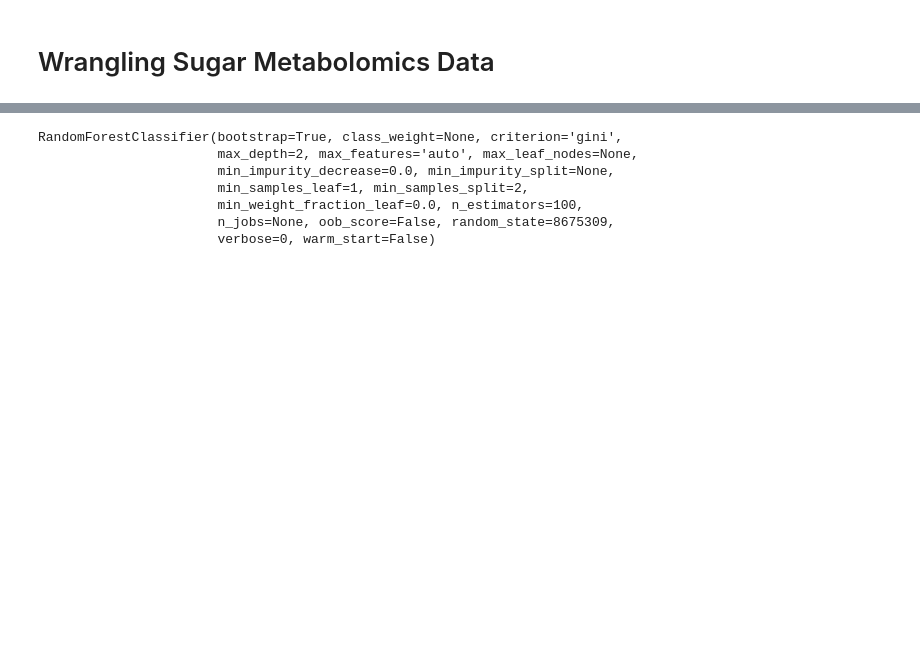
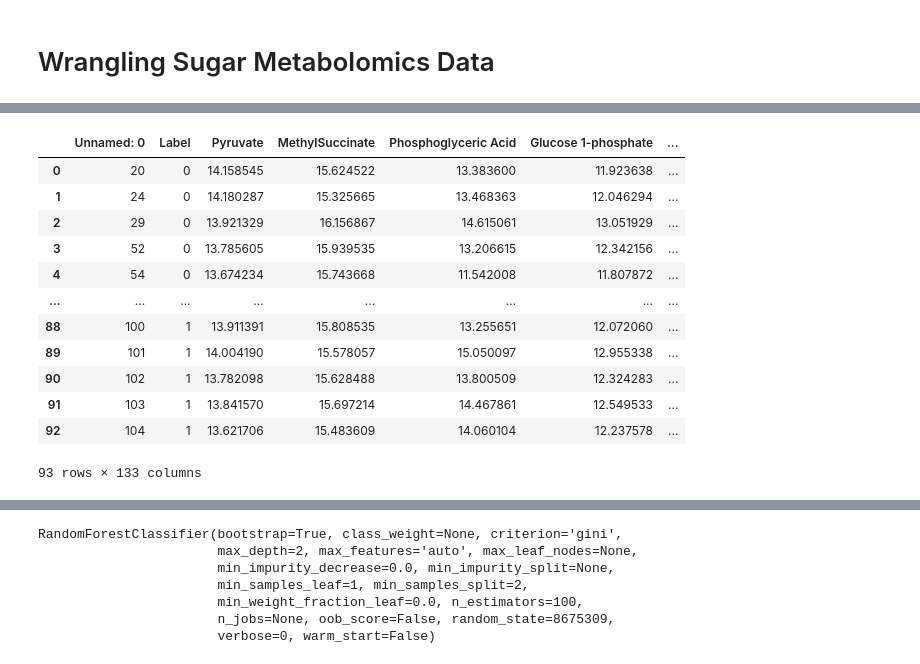
Before and after one commit to BIOS6644/BIOS6644_Spring_2024, a Jupyter notebook: Modules/Module_1/notebooks/BIOS6644_CSV_Sugar_Metabolomics_YourName.ipynb, the cells around one changed output, grey strips where cells are left out. Cells and saved outputs as stored; diff of their text form; code cells hidden in the pictures; blank space fills up the shorter version.

Commit message:
updated Sugar Metabolomics

```diff
--- a/Modules/Module_1/notebooks/BIOS6644_CSV_Sugar_Metabolomics_YourName.ipynb
+++ b/Modules/Module_1/notebooks/BIOS6644_CSV_Sugar_Metabolomics_YourName.ipynb
@@ -48,17 +56,33 @@ data = '../Data/sugar_metabolomics.csv'
 # %%
 ##################################################################################################################
 #
 # YouDo:
 #
 #    1) Read the csv into a dataframe called df
 #######################################  BEGIN STUDENT CODE  #####################################################
 
 # 1)
+df = pd.read_csv('/Users/joannagarcia/Desktop/BIOS6644_Spring_2024/Modules/Module_1/data/sugar_metabolomics.csv')
+    # reading the CSV in as a data frame (df) - df not required, just easy to remember/
 
 #######################################   END STUDENT CODE   #####################################################
 
 
 df
+# %% [output]
+|  | Unnamed: 0 | Label | Pyruvate | MethylSuccinate | Phosphoglyceric Acid | Glucose 1-phosphate | ... |
+| 0 | 20 | 0 | 14.158545 | 15.624522 | 13.383600 | 11.923638 | ... |
+| 1 | 24 | 0 | 14.180287 | 15.325665 | 13.468363 | 12.046294 | ... |
+| 2 | 29 | 0 | 13.921329 | 16.156867 | 14.615061 | 13.051929 | ... |
+| 3 | 52 | 0 | 13.785605 | 15.939535 | 13.206615 | 12.342156 | ... |
+| 4 | 54 | 0 | 13.674234 | 15.743668 | 11.542008 | 11.807872 | ... |
+| ... | ... | ... | ... | ... | ... | ... | ... |
+| 88 | 100 | 1 | 13.911391 | 15.808535 | 13.255651 | 12.072060 | ... |
+| 89 | 101 | 1 | 14.004190 | 15.578057 | 15.050097 | 12.955338 | ... |
+| 90 | 102 | 1 | 13.782098 | 15.628488 | 13.800509 | 12.324283 | ... |
+| 91 | 103 | 1 | 13.841570 | 15.697214 | 14.467861 | 12.549533 | ... |
+| 92 | 104 | 1 | 13.621706 | 15.483609 | 14.060104 | 12.237578 | ... |
+93 rows × 133 columns
 # %%
 ##################################################################################################################
 #
```
Also changed, not shown: parts of 3 cells of this notebook.
